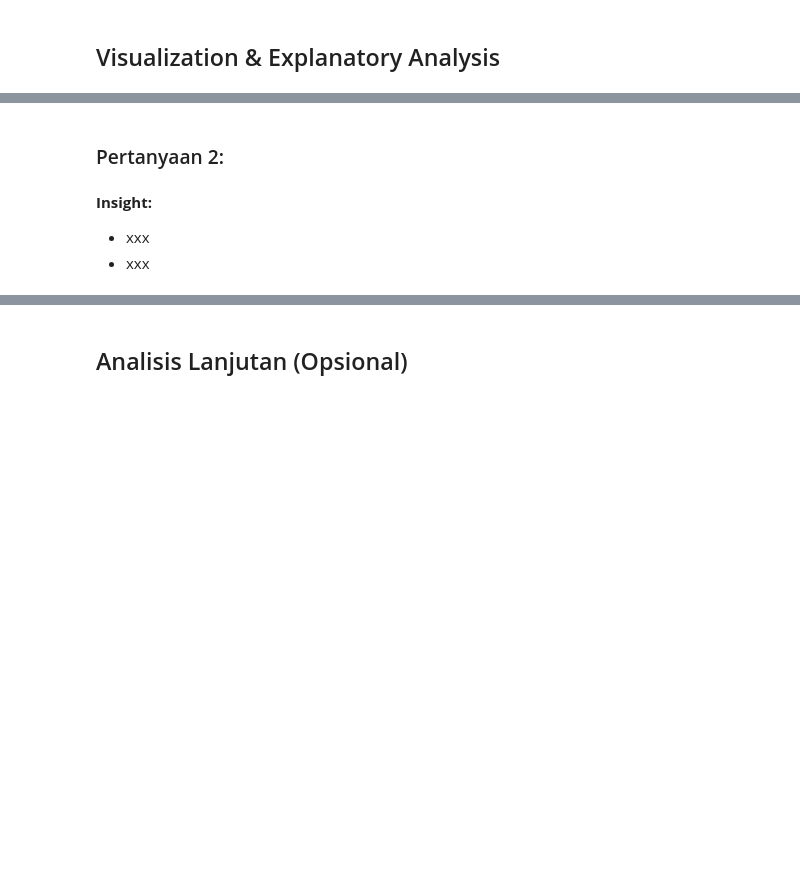
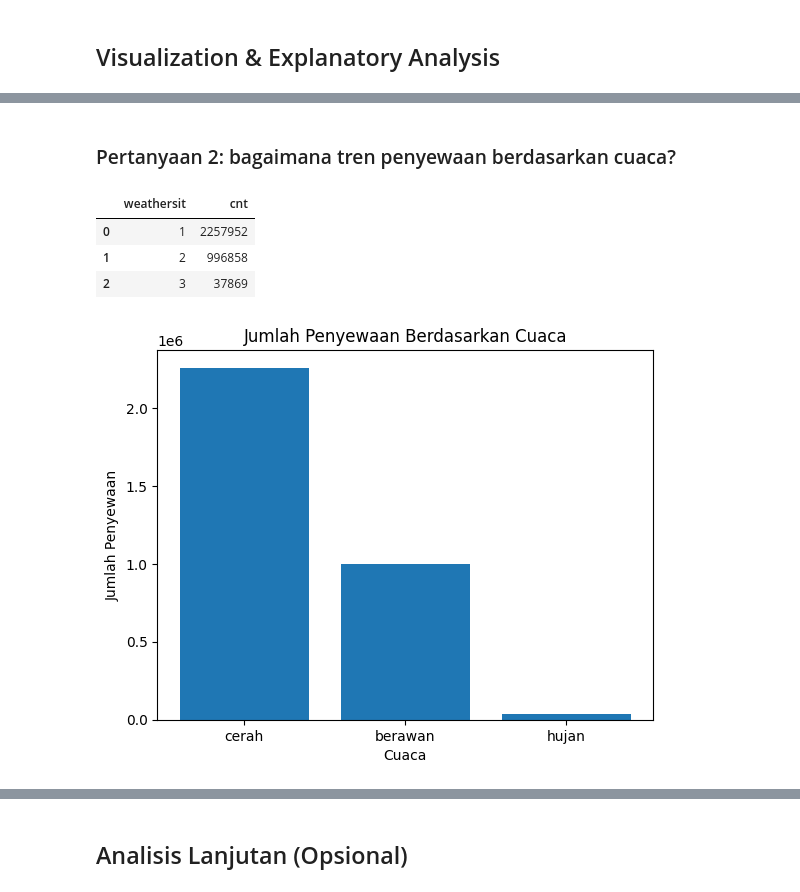
Before and after one commit to hilmanfaujiabdilah/tugas-akhir-course-analisis-data, a Jupyter notebook: Proyek Analisis Data.ipynb, the cells around one changed output, grey strips where cells are left out. Drawn from its saved outputs; the diff is of its cells as text; code cells hidden in the pictures; blank space fills up the shorter version.

```diff
--- a/Proyek Analisis Data.ipynb
+++ b/Proyek Analisis Data.ipynb
@@ -48,6 +248,19 @@ import matplotlib.pyplot as plt
 # %% [markdown]
-### Pertanyaan 2:
+### Pertanyaan 2: bagaimana tren penyewaan berdasarkan cuaca?
-# %% [markdown]
-**Insight:**
-- xxx
-- xxx
+# %%
+sum_day_df = day_df.groupby("weathersit").cnt.sum().sort_values(ascending=False).reset_index()
+sum_day_df
+# %% [output]
+|  | weathersit | cnt |
+| 0 | 1 | 2257952 |
+| 1 | 2 | 996858 |
+| 2 | 3 | 37869 |
+# %%
+plt.bar(x=sum_day_df['weathersit'], height=sum_day_df['cnt'])
+plt.xlabel("Cuaca")
+plt.ylabel("Jumlah Penyewaan")
+plt.xticks([1, 2, 3], ['cerah', 'berawan','hujan'])
+plt.title("Jumlah Penyewaan Berdasarkan Cuaca")
+plt.show()
+# %% [output]
+[figure, added]
```
Also changed, not shown: parts of 32 cells of this notebook.
